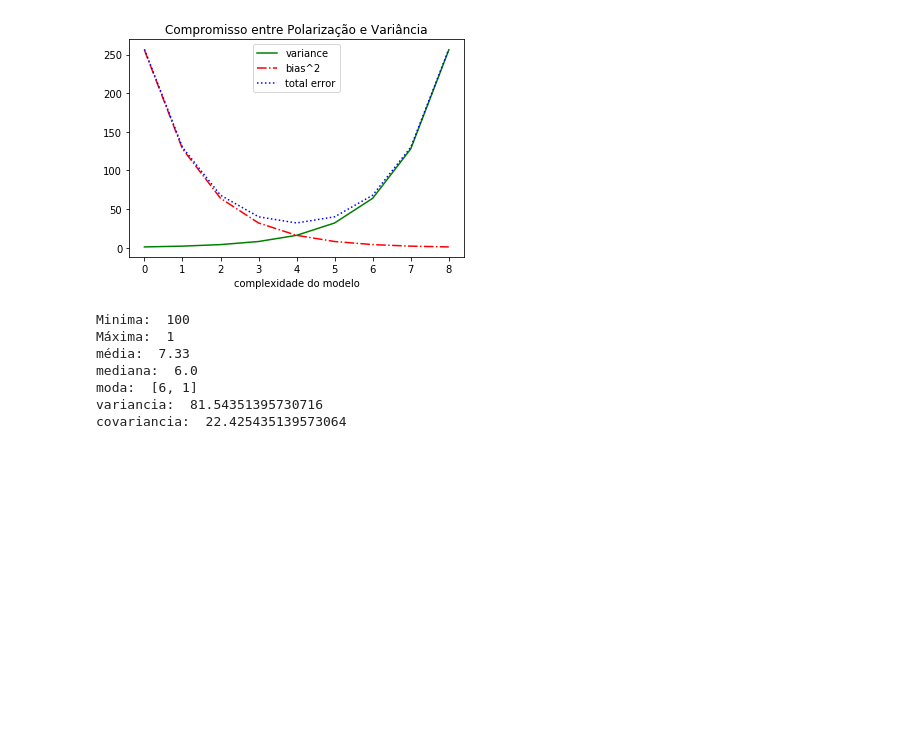
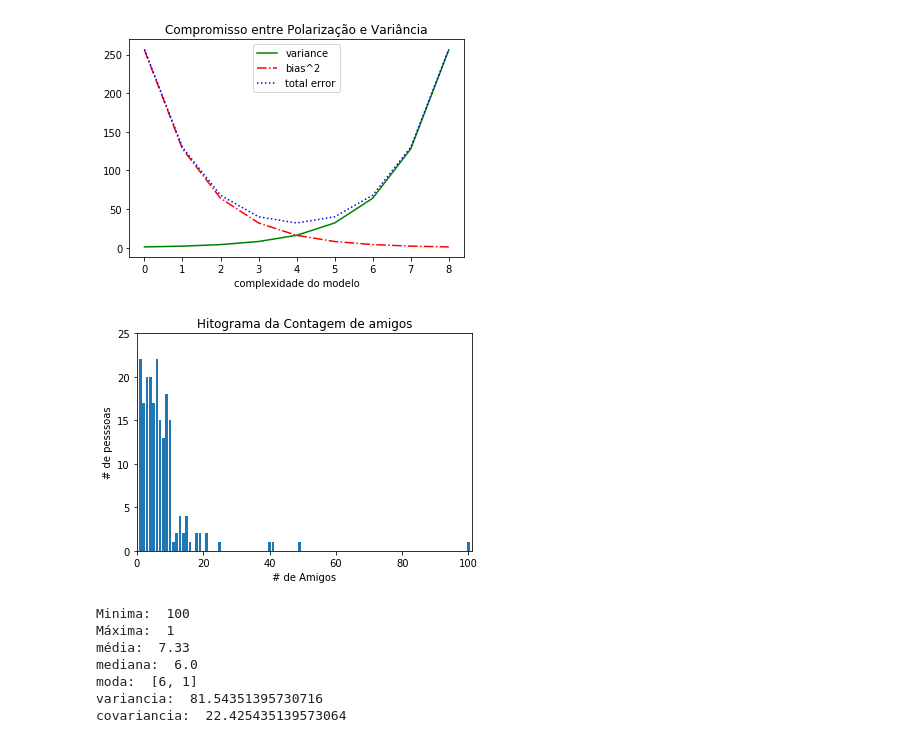
Before and after one commit to jailsonpj/data-science-project, a Jupyter notebook: dataScience.ipynb, the cells around one changed output. Cells and saved outputs as stored; diff of their text form; code cells hidden in the pictures; blank space fills up the shorter version.

```diff
--- a/dataScience.ipynb
+++ b/dataScience.ipynb
@@ -117,34 +117,35 @@ def sum_of_squares(v):
 def data_range(x): #amplitude
     return max(x) - min(x)
 
 def de_mean(x):
     x_bar = mean(x)
     return [x_i - x_bar for x_i in x]
 
 def variance(x): #variança , medida de dispersão
     n = len(x)
     deviations = de_mean(x)
     return sum_of_squares(deviations)/(n-1)
 
 ############
 #correlação
 
 daily_minutes = [1,68.77,51.25,52.08,38.36,44.54,57.13,51.4,41.42,31.22,34.76,54.01,38.79,47.59,49.1,27.66,41.03,36.73,48.65,28.12,46.62,35.57,32.98,35,26.07,23.77,39.73,40.57,31.65,31.21,36.32,20.45,21.93,26.02,27.34,23.49,46.94,30.5,33.8,24.23,21.4,27.94,32.24,40.57,25.07,19.42,22.39,18.42,46.96,23.72,26.41,26.97,36.76,40.32,35.02,29.47,30.2,31,38.11,38.18,36.31,21.03,30.86,36.07,28.66,29.08,37.28,15.28,24.17,22.31,30.17,25.53,19.85,35.37,44.6,17.23,13.47,26.33,35.02,32.09,24.81,19.33,28.77,24.26,31.98,25.73,24.86,16.28,34.51,15.23,39.72,40.8,26.06,35.76,34.76,16.13,44.04,18.03,19.65,32.62,35.59,39.43,14.18,35.24,40.13,41.82,35.45,36.07,43.67,24.61,20.9,21.9,18.79,27.61,27.21,26.61,29.77,20.59,27.53,13.82,33.2,25,33.1,36.65,18.63,14.87,22.2,36.81,25.53,24.62,26.25,18.21,28.08,19.42,29.79,32.8,35.99,28.32,27.79,35.88,29.06,36.28,14.1,36.63,37.49,26.9,18.58,38.48,24.48,18.95,33.55,14.24,29.04,32.51,25.63,22.22,19,32.73,15.16,13.9,27.2,32.01,29.27,33,13.74,20.42,27.32,18.23,35.35,28.48,9.08,24.62,20.12,35.26,19.92,31.02,16.49,12.16,30.7,31.22,34.65,13.13,27.51,33.2,31.57,14.1,33.42,17.44,10.12,24.42,9.82,23.39,30.93,15.03,21.67,31.09,33.29,22.61,26.89,23.48,8.38,27.81,32.35,23.84]
 def covariance(x,y):
     n = len(x)
     return dot(de_mean(x),de_mean(y)) / (n - 1)
 
 
 if __name__ == "__main__":
-    #grafic_cont(plt)
+    grafic_cont(plt)
     print("Minima: ",largest_value)
     print("Máxima: ",smallest_value)
     print("média: ",'%.2f'%mean(num_friends))
     print("mediana: ",median(num_friends))
     print("moda: ",mode(num_friends))
     print("variancia: ",variance(num_friends))
     print("covariancia: ",covariance(num_friends,daily_minutes))
 # %% [output]
+[figure, added]
 Minima:  100
 Máxima:  1
 média:  7.33
```
Also changed, not shown: 1 other file.
